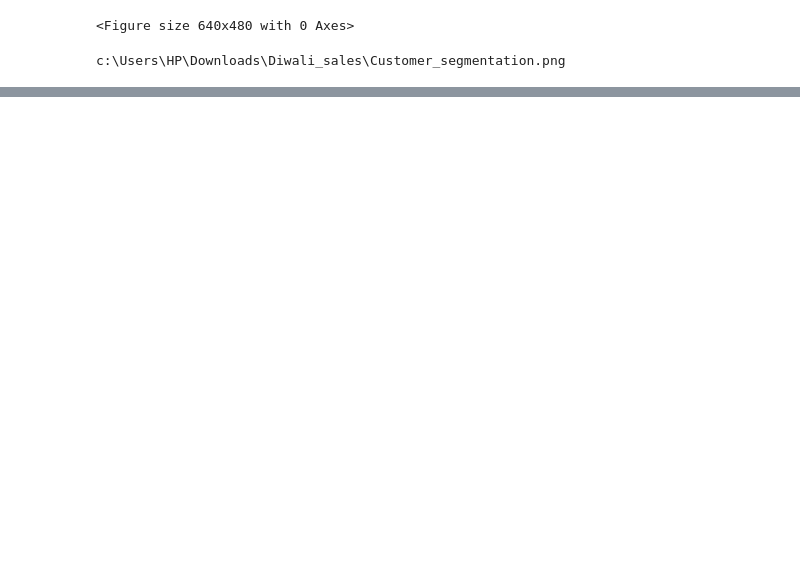
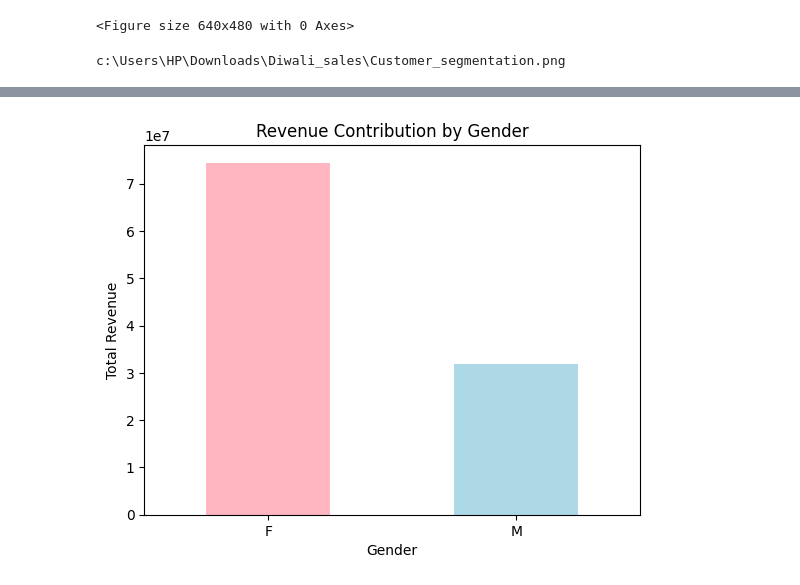
Before and after one commit to AshaKumari34/Diwali_sales, a Jupyter notebook: data vs.ipynb, the cells around one changed output, grey strips where cells are left out. Saved outputs shown, nothing was run; the diff lists cells and outputs as text; code cells hidden in the pictures; blank space fills up the shorter version.

Commit message:
add the content in the readme and add the code in the data .ipynb

```diff
--- a/data vs.ipynb
+++ b/data vs.ipynb
@@ -242,0 +241,16 @@ df.head(10)
+# %%
+#Which Gender contribute more to overall revenue?
+#Grouping data by gender and summing ammount
+gender_revenue=df.groupby('Gender')['Amount'].sum()
+#Bar chart
+plt.Figure(figsize=(4,4))
+gender_revenue.plot(kind='bar',
+color=['#FFB6C1','#ADD8E6'])
+plt.title('Revenue Contribution by Gender')
+plt.xlabel("Gender")
+plt.ylabel("Total Revenue")
+plt.xticks(rotation=0)
+plt.savefig('images/RevenueContribution.png',dpi=300,bbox_inches='tight')
+plt.show()
+# %% [output]
+[figure, added]
```
Also changed, not shown: parts of 10 cells of this notebook, 1 other file.
